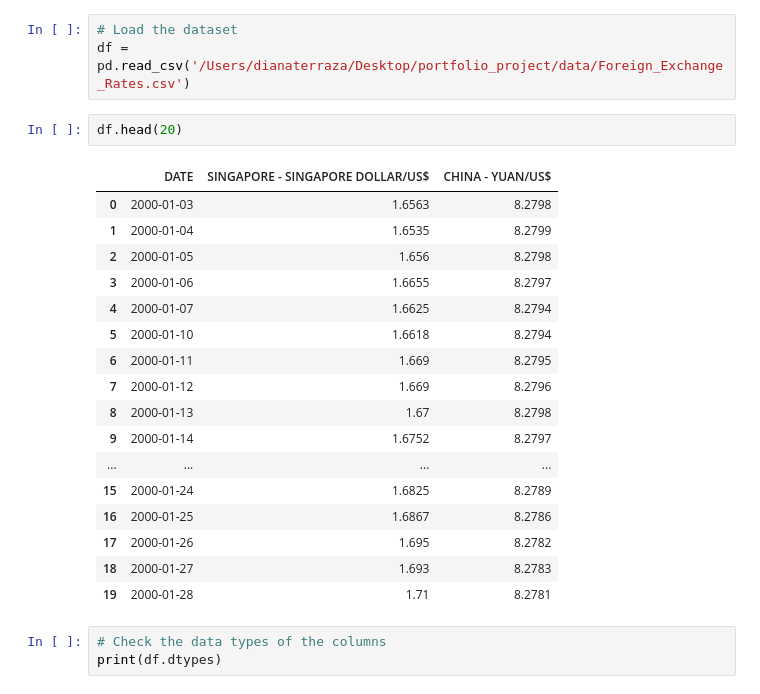
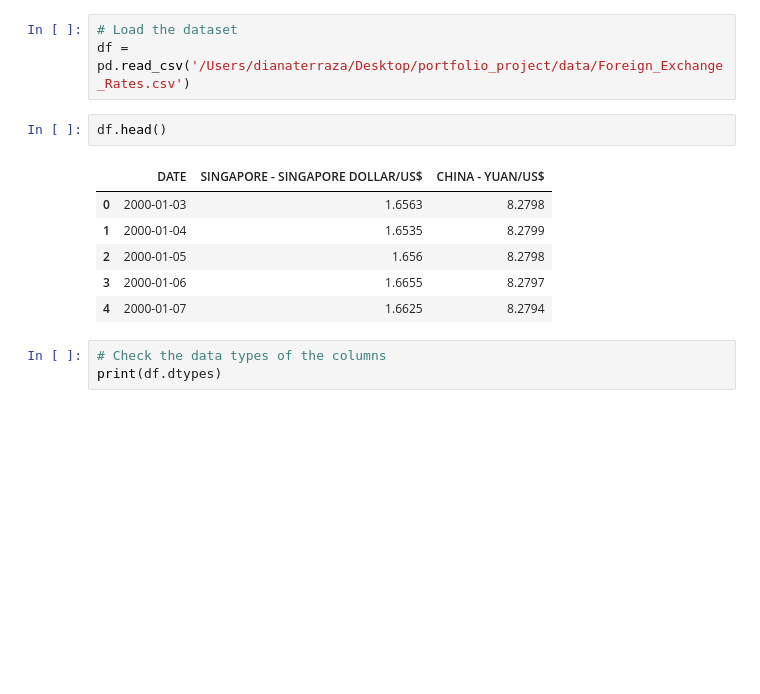
Before and after one commit to Dianaaleja/trade_bank, a Jupyter notebook: notebooks/EDA.ipynb, the cells around one changed output. Drawn from its saved outputs; the diff is of its cells as text; blank space fills up the shorter version.

```diff
--- a/notebooks/EDA.ipynb
+++ b/notebooks/EDA.ipynb
@@ -16,25 +16,14 @@ from sklearn.preprocessing import MinMaxScaler, StandardScaler
 # Load the dataset
 df = pd.read_csv('/Users/dianaterraza/Desktop/portfolio_project/data/Foreign_Exchange_Rates.csv')
 # %%
-df.head(20)
+df.head()
 # %% [output]
 |  | DATE | SINGAPORE - SINGAPORE DOLLAR/US$ | CHINA - YUAN/US$ |
 | 0 | 2000-01-03 | 1.6563 | 8.2798 |
 | 1 | 2000-01-04 | 1.6535 | 8.2799 |
 | 2 | 2000-01-05 | 1.656 | 8.2798 |
 | 3 | 2000-01-06 | 1.6655 | 8.2797 |
 | 4 | 2000-01-07 | 1.6625 | 8.2794 |
-| 5 | 2000-01-10 | 1.6618 | 8.2794 |
-| 6 | 2000-01-11 | 1.669 | 8.2795 |
-| 7 | 2000-01-12 | 1.669 | 8.2796 |
-| 8 | 2000-01-13 | 1.67 | 8.2798 |
-| 9 | 2000-01-14 | 1.6752 | 8.2797 |
-| ... | ... | ... | ... |
-| 15 | 2000-01-24 | 1.6825 | 8.2789 |
-| 16 | 2000-01-25 | 1.6867 | 8.2786 |
-| 17 | 2000-01-26 | 1.695 | 8.2782 |
-| 18 | 2000-01-27 | 1.693 | 8.2783 |
-| 19 | 2000-01-28 | 1.71 | 8.2781 |
 # %%
 # Check the data types of the columns
 print(df.dtypes)
```
Also changed, not shown: parts of 4 cells of this notebook, 2 other files.
